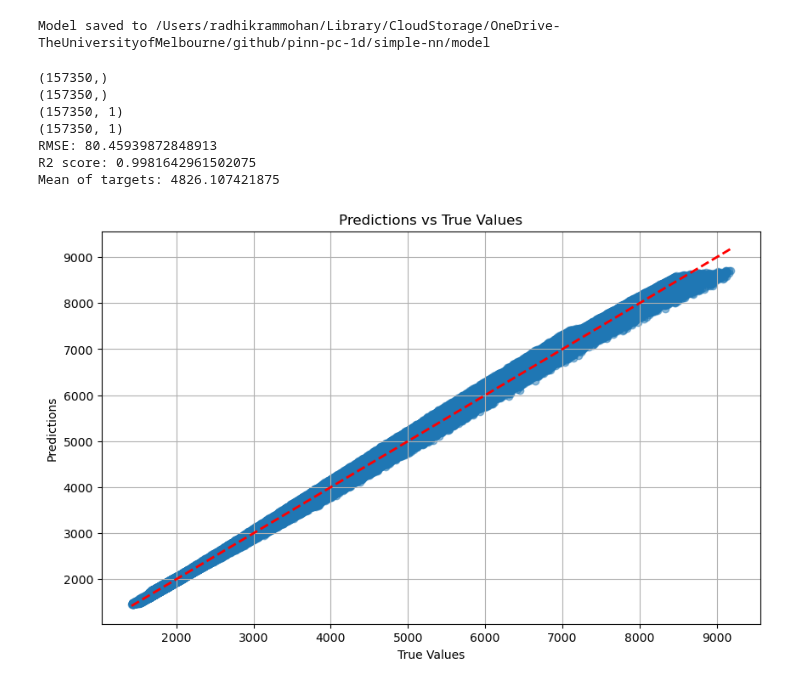
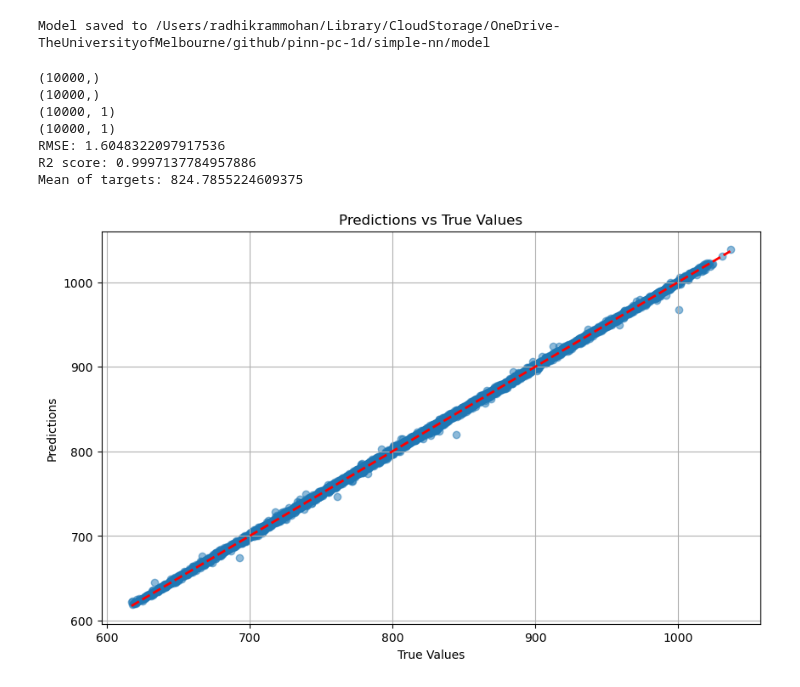
Before and after one commit to radhikrammohan/pinn-pc-1d, a Jupyter notebook: simple-nn/model/model.ipynb, the cells around one changed output. Saved outputs shown, nothing was run; the diff lists cells and outputs as text; code cells hidden in the pictures.

```diff
--- a/simple-nn/model/model.ipynb
+++ b/simple-nn/model/model.ipynb
@@ -43,39 +43,31 @@ torch.manual_seed(1234)
 Data-Preparation
 # %%
 # import .csv dataset
-file_path = "../data/heat_data_mushy.csv"
+file_path = "../../gpr/training_data/paramteric_dataset/simulated_dataset.csv"
 temp1 = pd.read_csv(file_path)
 
 temp2=temp1.copy()
 
-a = temp2.shape[0]
 
-pp1 = np.random.uniform(low=2,high=10,size=a)
-
-temp2['pp1']= pp1
-temp2['modtemp'] = temp2['temp']* temp2['pp1']
-
-
-temp3 = temp2.copy()
-cols = ['x', 't', 'pp1','modtemp']
+cols = ['x', 't', 'L_fusion','die_temp_l', 'die_temp_r', 'temp']
 scalers = {}
 for col in cols:
     scaler = MinMaxScaler()
-    temp3[col] = scaler.fit_transform(temp3[[col]])
+    temp2[col] = scaler.fit_transform(temp2[[col]])
     scalers[col] = scaler
 # %%
 # Dataset Preparation
 
-feature_columns = ['x','t','pp1']
-target_column = 'modtemp'
+feature_columns = ['x','t','L_fusion', 'die_temp_l', 'die_temp_r']
+target_column = 'temp'
 
-train_dataset = Cus_Dataset(temp3,feature_columns,target_column,train_ratio=0.8,\
+train_dataset = Cus_Dataset(temp2,feature_columns,target_column,train_ratio=0.8,\
                                    test_ratio=0.1, val_ratio=0.1,split='train')
 
-val_dataset = Cus_Dataset(temp3,feature_columns,target_column,train_ratio=0.8,\
+val_dataset = Cus_Dataset(temp2,feature_columns,target_column,train_ratio=0.8,\
                                    test_ratio=0.1, val_ratio=0.1,split='val')
 
-test_dataset = Cus_Dataset(temp3,feature_columns,target_column,train_ratio=0.8,\
+test_dataset = Cus_Dataset(temp2,feature_columns,target_column,train_ratio=0.8,\
                                    test_ratio=0.1, val_ratio=0.1,split='test')
 # %%
 train_dataset.__getitem__(0)
@@ -103,14 +95,14 @@ print('Using device:', device)
 MPS is available
 Using device: mps
 # %%
-input_size = 3
+input_size = 5
 hidden_size = 20
 output_size = 1
 
 learning_rate = 0.005
 hidden_layers = 5
 
-epochs= 1
+epochs= 1000
 
 model = SimpleNN(input_size,hidden_size,output_size,hidden_layers)
 optimizer = torch.optim.Adam(model.parameters(),lr=learning_rate)
@@ -160,40 +161,40 @@ with torch.no_grad():
         targets.append(y.cpu().numpy())
 predictions = np.concatenate(predictions)
 targets = np.concatenate(targets)
 predictions = predictions.reshape(-1)
 targets = targets.reshape(-1)
 print(predictions.shape)
 print(targets.shape)
 # Inverse transform the predictions
 
-predictions = scalers['modtemp'].inverse_transform(predictions.reshape(-1, 1))
-targets = scalers['modtemp'].inverse_transform(targets.reshape(-1, 1))
+predictions = scalers['temp'].inverse_transform(predictions.reshape(-1, 1))
+targets = scalers['temp'].inverse_transform(targets.reshape(-1, 1))
 print(predictions.shape)
 print(targets.shape)
 
 # Calculate RMSE
 rmse = np.sqrt(mean_squared_error(targets, predictions))
 print(f"RMSE: {rmse}")
 # Calculate R2 score
 from sklearn.metrics import r2_score
 r2 = r2_score(targets, predictions)
 print(f"R2 score: {r2}")
 print(f"Mean of targets: {np.mean(targets)}")
 # Plot the predictions vs targets
 plt.figure(figsize=(10, 6))
 plt.scatter(targets, predictions, alpha=0.5)
 plt.plot([targets.min(), targets.max()], [targets.min(), targets.max()], 'r--', lw=2)
 plt.xlabel('True Values')
 plt.ylabel('Predictions')
 plt.title('Predictions vs True Values')
 plt.grid()
 plt.show()
 # %% [output]
-(157350,)
-(157350,)
-(157350, 1)
-(157350, 1)
-RMSE: 80.45939872848913
-R2 score: 0.9981642961502075
-Mean of targets: 4826.107421875
+(10000,)
+(10000,)
+(10000, 1)
+(10000, 1)
+RMSE: 1.6048322097917536
+R2 score: 0.9997137784957886
+Mean of targets: 824.7855224609375
-[figure, old version]
+[figure, new version]
```
Also changed, not shown: parts of 4 cells of this notebook, 12 other files.
